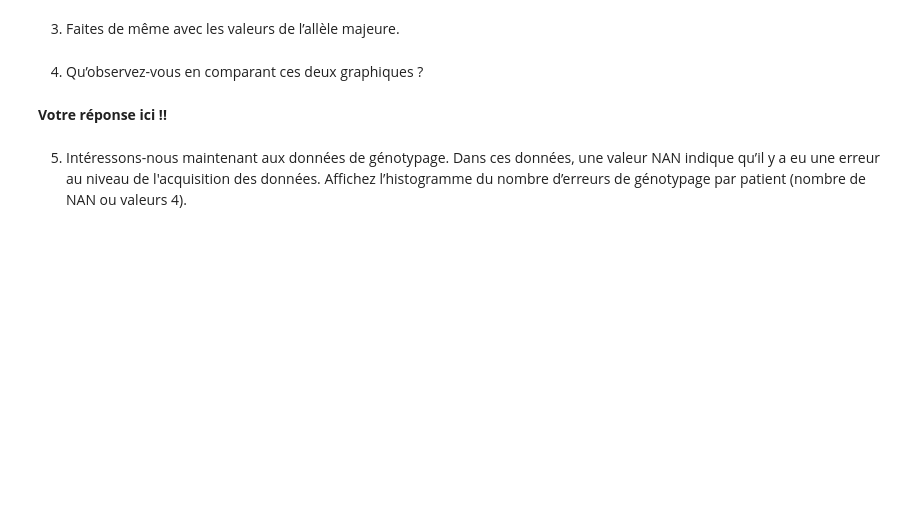
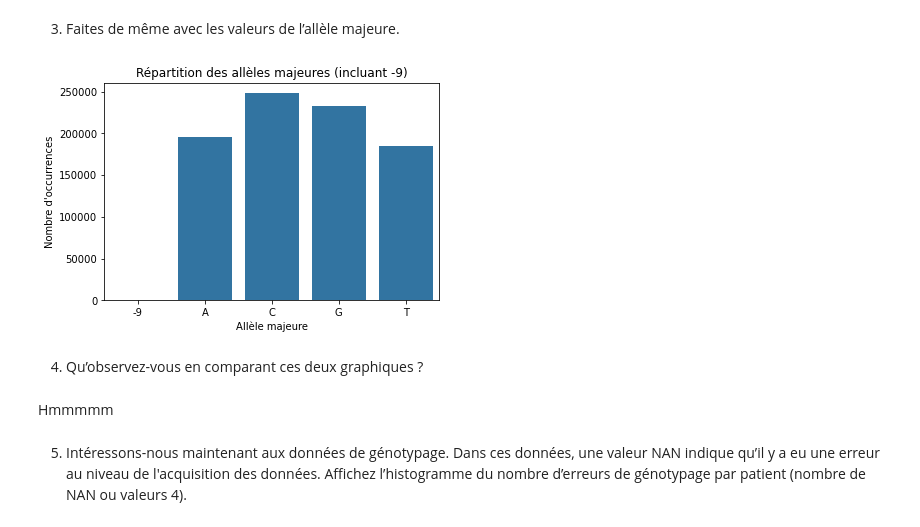
Before and after one commit to pparutto/BINF2025_TP8, a Jupyter notebook: BINF2025_TP8.ipynb, the cells around one changed output. Drawn from its saved outputs; the diff is of its cells as text; code cells hidden in the pictures; blank space fills up the shorter version.

```diff
--- a/BINF2025_TP8.ipynb
+++ b/BINF2025_TP8.ipynb
@@ -58,6 +109,17 @@ print("Votre code ici !!")
+# %%
+alleles_major = bim[5].value_counts().sort_index()
+
+plt.figure(figsize=(6,4))
+sns.barplot(x=alleles_major.index.astype(str), y=alleles_major.values)
+plt.xlabel("Allèle majeure")
+plt.ylabel("Nombre d'occurrences")
+plt.title("Répartition des allèles majeures (incluant -9)")
+plt.show()
+# %% [output]
+[figure, added]
 # %% [markdown]
 4. Qu’observez-vous en comparant ces deux graphiques ?
-# %% [markdown]
-**Votre réponse ici !!**
+# %% [markdown]
+Hmmmmm
 # %% [markdown]
 5. Intéressons-nous maintenant aux données de génotypage. Dans ces données, une valeur NAN indique qu’il y a eu une erreur au niveau de l'acquisition des données. Affichez l’histogramme du nombre d’erreurs de génotypage par patient (nombre de NAN ou valeurs 4).
```
Also changed, not shown: parts of 15 cells of this notebook.
